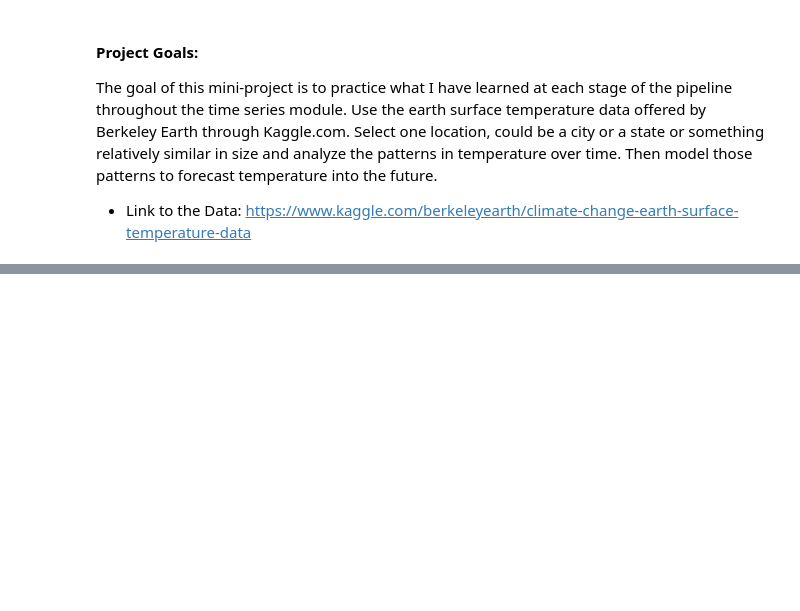
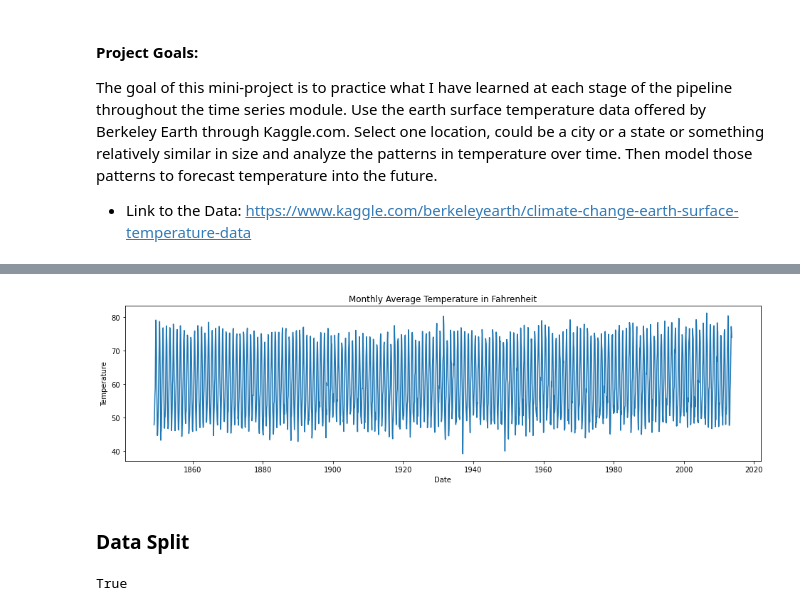
Before and after one commit to jeffakins/time_series, a Jupyter notebook: timeseries_mini_project.ipynb, the cells around one changed output, grey strips where cells are left out. Cells and saved outputs as stored; diff of their text form; code cells hidden in the pictures; blank space fills up the shorter version.

```diff
--- a/timeseries_mini_project.ipynb
+++ b/timeseries_mini_project.ipynb
@@ -43,3 +49,6 @@ la_wx.head()
 | 131848 | 1849-03-01 | 11.814 | 2.173 | Los Angeles | United States | 34.56N | 118.70W |
 | 131849 | 1849-04-01 | 13.704 | 2.902 | Los Angeles | United States | 34.56N | 118.70W |
 | 131850 | 1849-05-01 | 14.834 | 2.017 | Los Angeles | United States | 34.56N | 118.70W |
+# %%
+# Converting average temperature from Celsius to Fahrenheit
+la_wx['avg_temp_f'] = la_wx.AverageTemperature * 1.8 + 32
@@ -45,0 +82,2 @@ la_wx.head()
+# %%
+la_wx.dt = pd.to_datetime(la_wx.dt)
@@ -45,0 +102,12 @@ la_wx.head()
+# %%
+# Plot of the tempuratures
+plt.figure(figsize=(16, 4))
+sns.lineplot(x="dt", y="avg_temp_f", data=la_wx)
+plt.xlabel('Date')
+plt.ylabel('Temperature')
+plt.title('Monthly Average Temperature in Fahrenheit')
+plt.show()
+# %% [output]
+[figure, added]
+# %% [markdown]
+### Data Split
@@ -45,0 +131,5 @@ la_wx.head()
+# %%
+# sum of train, validate and test = total number of rows?
+len(train) + len(validate) + len(test) == len(la_wx)
+# %% [output]
+True
```
Also changed, not shown: parts of 20 cells of this notebook, 1 other file.
